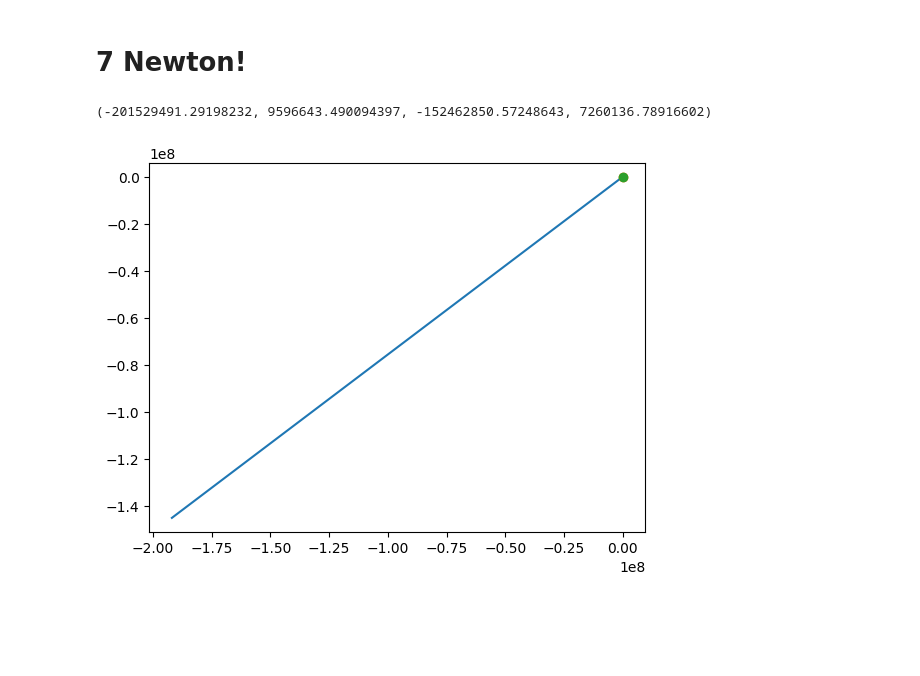
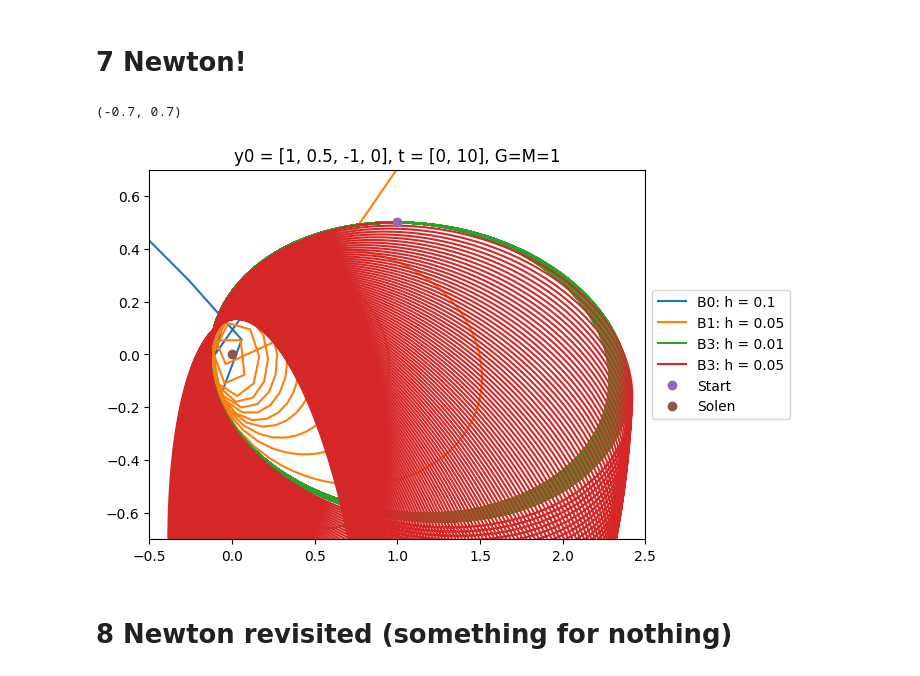
Before and after one commit to vilhelm-k/SF1692, a Jupyter notebook: Project.ipynb, the cells around one changed output. Drawn from its saved outputs; the diff is of its cells as text; code cells hidden in the pictures; blank space fills up the shorter version.

```diff
--- a/Project.ipynb
+++ b/Project.ipynb
@@ -154,15 +149,0 @@ def f7(t, y):
-# %%
-AU = 1.496e11  # meters
-T = 365.25*24*3600  # seconds in a year
-v_orbital = 2 * np.pi * AU / T  # m/s
-y0 = np.array([AU, 0, 0, v_orbital])
-t = np.linspace(0, T, 365*1000)  # Using 10 steps per day
-
-y = RK4(f7, np.array([1, 1, -1, 1/2]), t)
-plt.plot(y[:,0], y[:,1])
-plt.plot(y[0,0], y[0,1], 'o')
-plt.plot(0, 0, 'o')
-plt.axis('equal')
-# %% [output]
-(-201529491.29198232, 9596643.490094397, -152462850.57248643, 7260136.78916602)
-[figure, removed]
@@ -168,0 +154,51 @@ plt.axis('equal')
+# %%
+def f7(t, y):
+    G = 1
+    return np.concatenate((
+        y[2:],
+        -G*f_gravity_vector(y[:2], np.array([0, 0]), 1)
+        ))
+# %%
+def semi_implicit_euler(f, y0, t):
+    n = len(t)
+    m = len(y0)
+    y = np.zeros((n, len(y0)))
+    y[0] = y0
+    for i in range(n-1):
+        h = t[i+1] - t[i]
+        dv = h*f(t[i], y[i])[m//2:]
+        y[i+1][m//2:] = y[i][m//2:] + dv
+        y[i+1][:m//2] = y[i][:m//2] + h*y[i+1][m//2:]
+    return y
+# %%
+y0 = np.array([1, 0.5, -1, 0])
+# B0
+tau0 = np.linspace(0, 1000, 10000)
+y = RK4(f7, y0, tau0)
+plt.plot(y[:,0], y[:,1], label = 'B0: h = 0.1')
+
+# B1
+tau1 = np.linspace(0, 1000, 20000)
+y = RK4(f7, y0, tau1)
+plt.plot(y[:,0], y[:,1], label = 'B1: h = 0.05')
+
+# B2
+tau2 = np.linspace(0, 1000, 100000)
+y = RK4(f7, y0, tau2)
+plt.plot(y[:,0], y[:,1], label = 'B3: h = 0.01')
+
+# B3
+y = semi_implicit_euler(f7, y0, tau2)
+plt.plot(y[:,0], y[:,1], label = 'B3: h = 0.05')
+
+plt.title('y0 = [1, 0.5, -1, 0], t = [0, 10], G=M=1')
+plt.plot(y0[0], y0[1], 'o', label='Start')
+plt.plot(0, 0, 'o', label='Solen')
+plt.legend(loc='center left', bbox_to_anchor=(1, 0.5))
+plt.xlim(-0.5, 2.5)
+plt.ylim(-0.7, 0.7)
+# %% [output]
+(-0.7, 0.7)
+[figure, added]
+# %% [markdown]
+# 8 Newton revisited (something for nothing)
```
Also changed, not shown: parts of 11 cells of this notebook, 2 other files.
